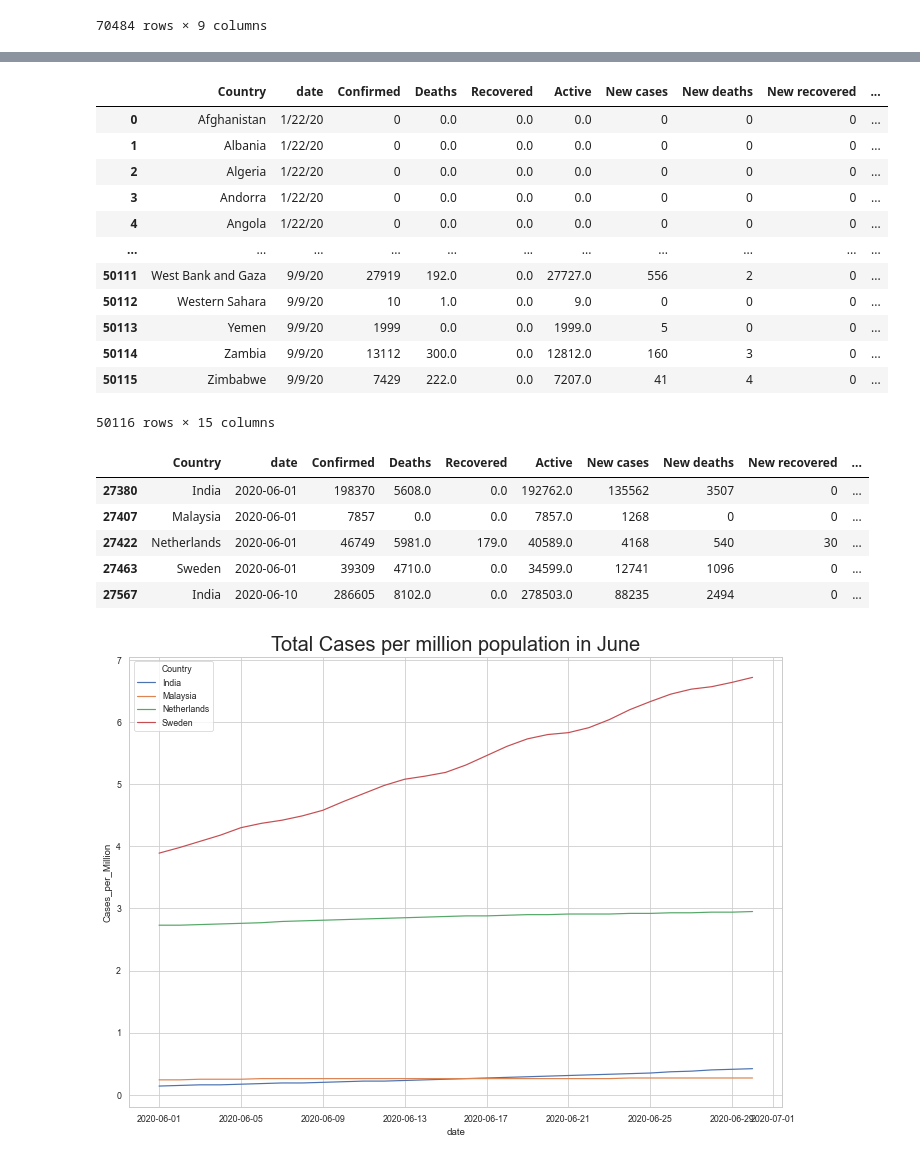
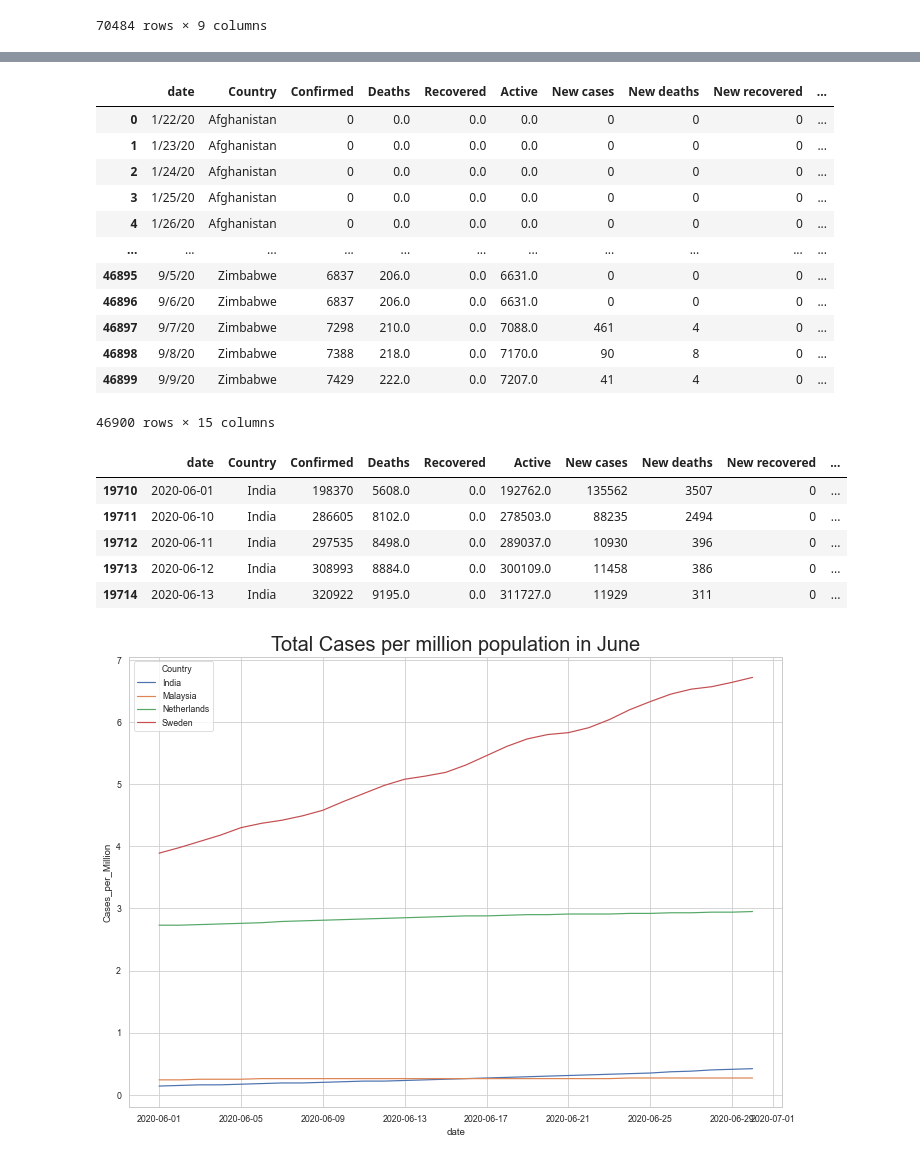
Before and after one commit to fjmutsters/covid19, a Jupyter notebook: Code/COVID_Cases_Analysis.ipynb, the cells around one changed output, grey strips where cells are left out. Drawn from its saved outputs; the diff is of its cells as text; code cells hidden in the pictures.

```diff
--- a/Code/COVID_Cases_Analysis.ipynb
+++ b/Code/COVID_Cases_Analysis.ipynb
@@ -312,12 +329,12 @@ Indexing with multiple keys (implicitly converted to a tuple of keys) will be de
 | 50115 | 9/9/20 | Zimbabwe | 7429 | 222.0 | 0.0 | 7207.0 | 41 | 4 | 0 |
 50116 rows × 9 columns
 # %%
-covid_countries_date_df = final_data.groupby(['Country', 'date'], sort=False).sum().reset_index()
-
-
+#Import demographic info csv file of countries
 countries = pd.read_csv('../data/population_by_country_2020.csv')
 countries.rename(columns={'Country (or dependency)':'Country' , 'Population (2020)':'Population','Density (P/Km²)':'Density(P/Km²)'}, inplace=True)
 
+#Country name replaced to avoid mismatch while merging the files
+final_data['Country'] = final_data['Country'].replace(['Korea, South'], 'South Korea')
 
 countries_date_df = countries.groupby(['Country'],sort=False).sum().reset_index()
-countries_date_df.head()
+#countries_date_df.head()
@@ -332,0 +359,8 @@ df1 = countries_date_df[['Country', 'Population','Density(P/Km²)']]
+# %%
+#merge population file along with time series data to normalize the figures per million
+
+final_data = final_data.merge(df1 , on='Country')
+
+#drop countries which are not in timeseries file
+final_data = final_data.dropna()
+final_data
@@ -333,26 +381,23 @@ df1 = countries_date_df[['Country', 'Population','Density(P/Km²)']]
 # %%
-#merge population file along with time series data to normalize the figures per million
-final_data = pd.merge(left=covid_countries_date_df, right=df1, left_on='Country',
-                 right_on='Country', how='left')
 final_data['Population_million'] = round((final_data['Population']/1000),2)
 final_data['Cases_per_Million'] = round((final_data['Confirmed']/final_data['Population_million']),2)
 final_data['Deaths_per_Million'] = round((final_data['Deaths']/final_data['Population_million']),2)
 final_data['Recovered_per_Million'] = round((final_data['Recovered']/final_data['Population_million']),2)
 final_data
 # %% [output]
-|  | Country | date | Confirmed | Deaths | Recovered | Active | New cases | New deaths | New recovered | ... |
-| 0 | Afghanistan | 1/22/20 | 0 | 0.0 | 0.0 | 0.0 | 0 | 0 | 0 | ... |
-| 1 | Albania | 1/22/20 | 0 | 0.0 | 0.0 | 0.0 | 0 | 0 | 0 | ... |
-| 2 | Algeria | 1/22/20 | 0 | 0.0 | 0.0 | 0.0 | 0 | 0 | 0 | ... |
-| 3 | Andorra | 1/22/20 | 0 | 0.0 | 0.0 | 0.0 | 0 | 0 | 0 | ... |
-| 4 | Angola | 1/22/20 | 0 | 0.0 | 0.0 | 0.0 | 0 | 0 | 0 | ... |
+|  | date | Country | Confirmed | Deaths | Recovered | Active | New cases | New deaths | New recovered | ... |
+| 0 | 1/22/20 | Afghanistan | 0 | 0.0 | 0.0 | 0.0 | 0 | 0 | 0 | ... |
+| 1 | 1/23/20 | Afghanistan | 0 | 0.0 | 0.0 | 0.0 | 0 | 0 | 0 | ... |
+| 2 | 1/24/20 | Afghanistan | 0 | 0.0 | 0.0 | 0.0 | 0 | 0 | 0 | ... |
+| 3 | 1/25/20 | Afghanistan | 0 | 0.0 | 0.0 | 0.0 | 0 | 0 | 0 | ... |
+| 4 | 1/26/20 | Afghanistan | 0 | 0.0 | 0.0 | 0.0 | 0 | 0 | 0 | ... |
 | ... | ... | ... | ... | ... | ... | ... | ... | ... | ... | ... |
-| 50111 | West Bank and Gaza | 9/9/20 | 27919 | 192.0 | 0.0 | 27727.0 | 556 | 2 | 0 | ... |
-| 50112 | Western Sahara | 9/9/20 | 10 | 1.0 | 0.0 | 9.0 | 0 | 0 | 0 | ... |
-| 50113 | Yemen | 9/9/20 | 1999 | 0.0 | 0.0 | 1999.0 | 5 | 0 | 0 | ... |
-| 50114 | Zambia | 9/9/20 | 13112 | 300.0 | 0.0 | 12812.0 | 160 | 3 | 0 | ... |
-| 50115 | Zimbabwe | 9/9/20 | 7429 | 222.0 | 0.0 | 7207.0 | 41 | 4 | 0 | ... |
+| 46895 | 9/5/20 | Zimbabwe | 6837 | 206.0 | 0.0 | 6631.0 | 0 | 0 | 0 | ... |
+| 46896 | 9/6/20 | Zimbabwe | 6837 | 206.0 | 0.0 | 6631.0 | 0 | 0 | 0 | ... |
+| 46897 | 9/7/20 | Zimbabwe | 7298 | 210.0 | 0.0 | 7088.0 | 461 | 4 | 0 | ... |
+| 46898 | 9/8/20 | Zimbabwe | 7388 | 218.0 | 0.0 | 7170.0 | 90 | 8 | 0 | ... |
+| 46899 | 9/9/20 | Zimbabwe | 7429 | 222.0 | 0.0 | 7207.0 | 41 | 4 | 0 | ... |
-50116 rows × 15 columns
+46900 rows × 15 columns
 # %%
 #Was Sweden's voluntary lockdown strategy a success ?
 #Sweden was one of the countries not to impose a compulsory lockdown when the rest of the Europe and world were under lockdown during Mar-May.
@@ -369,12 +414,12 @@ mask = (covid_countries['date'] >= start_date) & (covid_countries['date'] <= end
 covid_countries = covid_countries.loc[mask]
 covid_countries.head()
 # %% [output]
-|  | Country | date | Confirmed | Deaths | Recovered | Active | New cases | New deaths | New recovered | ... |
-| 27380 | India | 2020-06-01 | 198370 | 5608.0 | 0.0 | 192762.0 | 135562 | 3507 | 0 | ... |
-| 27407 | Malaysia | 2020-06-01 | 7857 | 0.0 | 0.0 | 7857.0 | 1268 | 0 | 0 | ... |
-| 27422 | Netherlands | 2020-06-01 | 46749 | 5981.0 | 179.0 | 40589.0 | 4168 | 540 | 30 | ... |
-| 27463 | Sweden | 2020-06-01 | 39309 | 4710.0 | 0.0 | 34599.0 | 12741 | 1096 | 0 | ... |
-| 27567 | India | 2020-06-10 | 286605 | 8102.0 | 0.0 | 278503.0 | 88235 | 2494 | 0 | ... |
+|  | date | Country | Confirmed | Deaths | Recovered | Active | New cases | New deaths | New recovered | ... |
+| 19710 | 2020-06-01 | India | 198370 | 5608.0 | 0.0 | 192762.0 | 135562 | 3507 | 0 | ... |
+| 19711 | 2020-06-10 | India | 286605 | 8102.0 | 0.0 | 278503.0 | 88235 | 2494 | 0 | ... |
+| 19712 | 2020-06-11 | India | 297535 | 8498.0 | 0.0 | 289037.0 | 10930 | 396 | 0 | ... |
+| 19713 | 2020-06-12 | India | 308993 | 8884.0 | 0.0 | 300109.0 | 11458 | 386 | 0 | ... |
+| 19714 | 2020-06-13 | India | 320922 | 9195.0 | 0.0 | 311727.0 | 11929 | 311 | 0 | ... |
 # %%
 #plotting style specs
 sns.set(rc={'figure.figsize':(11.7,8.27)})
```
Also changed, not shown: parts of 20 cells of this notebook.
